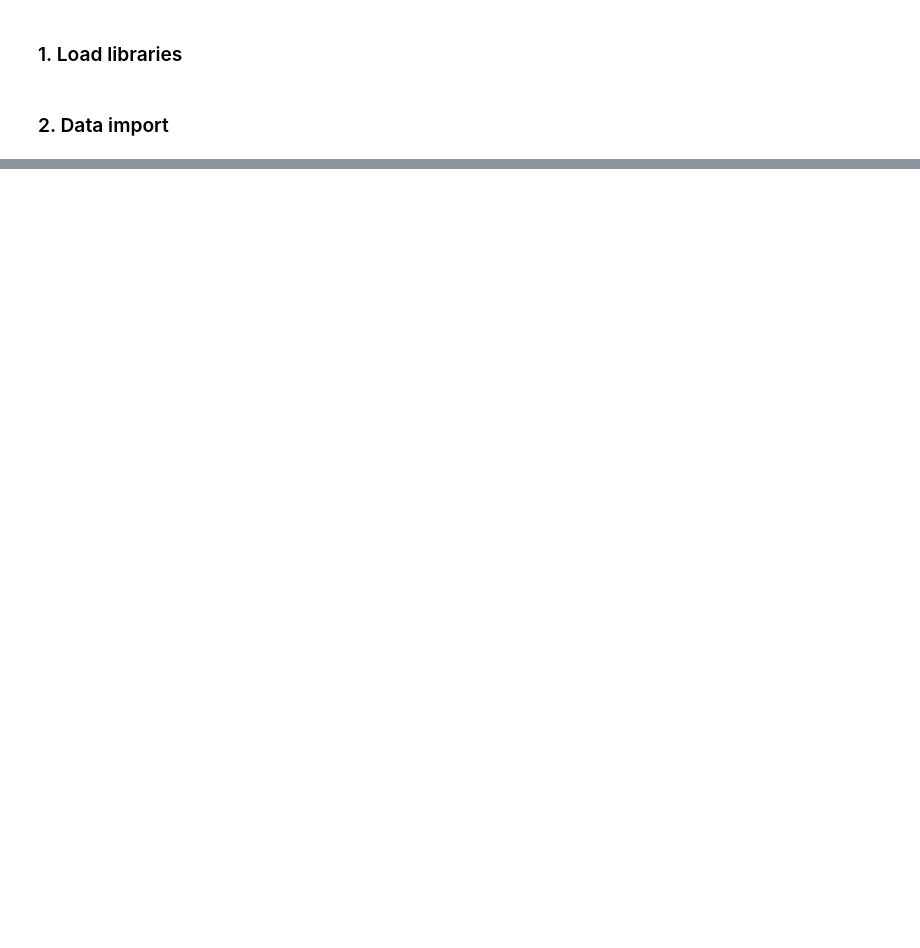
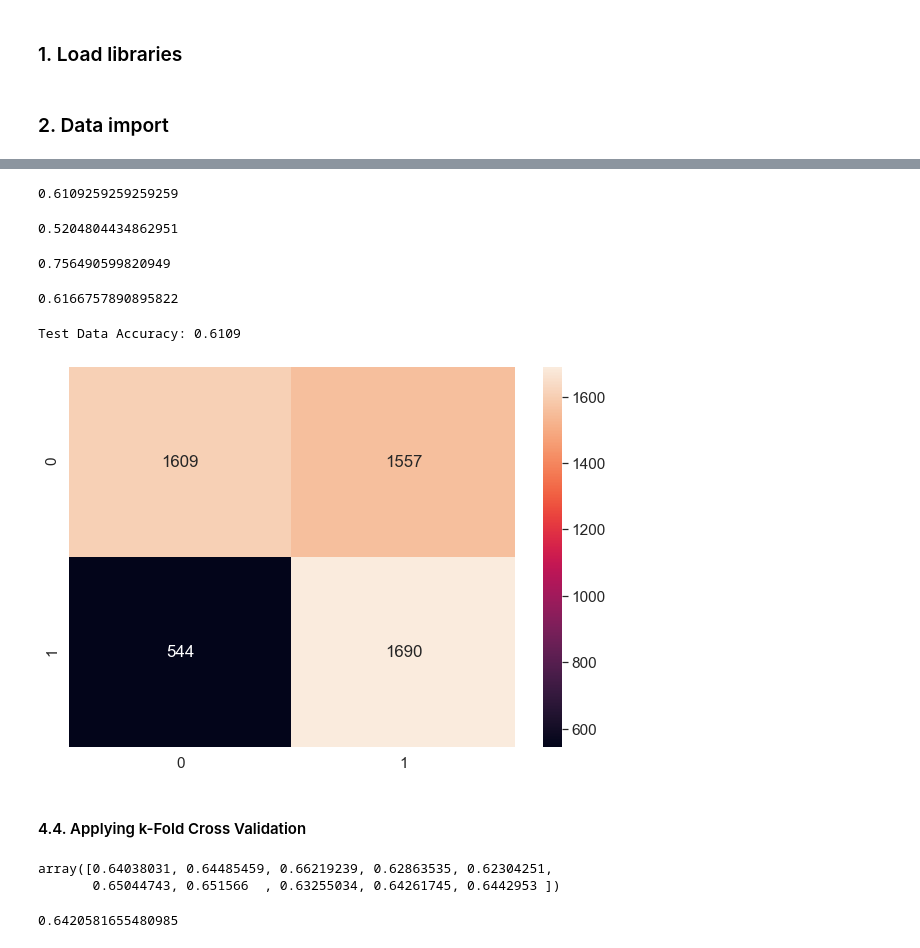
Before and after one commit to annadutkiewicz/Financial_Habits_Analysis, a Jupyter notebook: Financial_Habits_Analysis.ipynb, the cells around one changed output, grey strips where cells are left out. Cells and saved outputs as stored; diff of their text form; code cells hidden in the pictures; blank space fills up the shorter version.

```diff
--- a/Financial_Habits_Analysis.ipynb
+++ b/Financial_Habits_Analysis.ipynb
@@ -120,0 +106,4 @@ df = df.drop(columns=['credit_score', 'rewards_earned']) #get rid of rows with a
+# %%
+classifier = LogisticRegression(random_state = 0, solver = 'lbfgs')
+# %%
+classifier.fit(X_train, y_train)
@@ -120,0 +118,2 @@ df = df.drop(columns=['credit_score', 'rewards_earned']) #get rid of rows with a
+# %%
+y_pred = classifier.predict(X_test)
@@ -120,0 +124,29 @@ df = df.drop(columns=['credit_score', 'rewards_earned']) #get rid of rows with a
+# %%
+cm = confusion_matrix(y_test, y_pred)
+# %%
+accuracy_score(y_test, y_pred)
+# %% [output]
+0.6109259259259259
+# %%
+precision_score(y_test, y_pred)
+# %% [output]
+0.5204804434862951
+# %%
+recall_score(y_test, y_pred)
+# %% [output]
+0.756490599820949
+# %%
+f1_score(y_test, y_pred)
+# %% [output]
+0.6166757890895822
+# %%
+df_cm = pd.DataFrame(cm, index = (0, 1), columns = (0, 1))
+plt.figure(figsize = (10, 7))
+sns.set(font_scale = 1.4)
+sns.heatmap(df_cm, annot = True, fmt = 'g')
+print('Test Data Accuracy: %0.4f' % accuracy_score(y_test, y_pred))
+# %% [output]
+Test Data Accuracy: 0.6109
+[figure, added]
+# %% [markdown]
+#### 4.4. Applying k-Fold Cross Validation
@@ -120,0 +160,9 @@ df = df.drop(columns=['credit_score', 'rewards_earned']) #get rid of rows with a
+# %%
+accuracies
+# %% [output]
+array([0.64038031, 0.64485459, 0.66219239, 0.62863535, 0.62304251,
+       0.65044743, 0.651566  , 0.63255034, 0.64261745, 0.6442953 ])
+# %%
+accuracies.mean()
+# %% [output]
+0.6420581655480985
```
Also changed, not shown: parts of 62 cells of this notebook.
